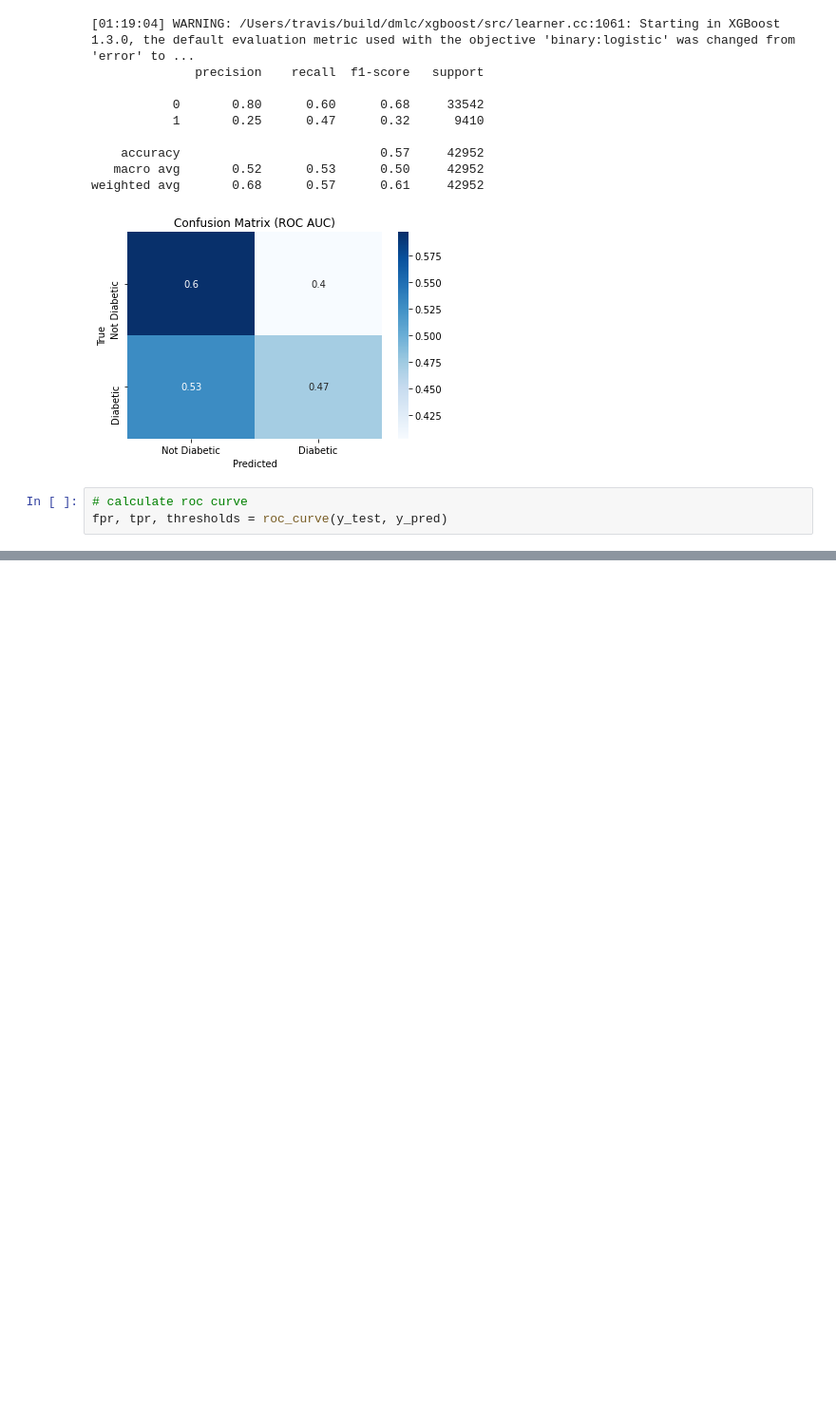
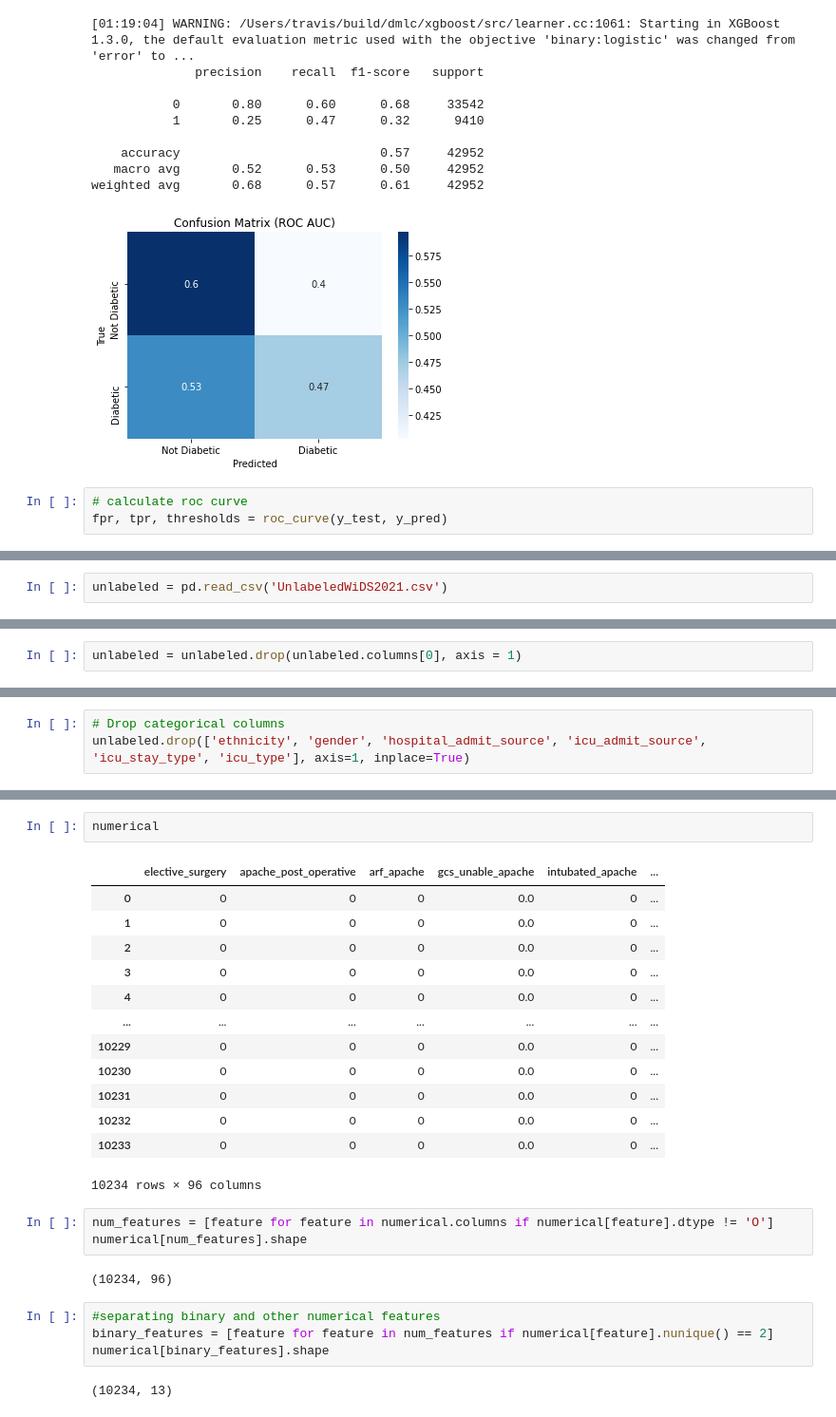
Before and after one commit to ml42322/WiDS2021, a Jupyter notebook: 16_tree_based_models.ipynb, the cells around one changed output, grey strips where cells are left out. Shown at 95% size. Drawn from its saved outputs; the diff is of its cells as text; blank space fills up the shorter version.

```diff
--- a/16_tree_based_models.ipynb
+++ b/16_tree_based_models.ipynb
@@ -730,3 +730,5 @@ auc = roc_auc_score(y_test, y_pred)
 print('AUC: %.3f' % auc)
 # %% [output]
 AUC: 0.534
+# %%
+unlabeled = pd.read_csv('UnlabeledWiDS2021.csv')
@@ -732,0 +745,2 @@ AUC: 0.534
+# %%
+unlabeled = unlabeled.drop(unlabeled.columns[0], axis = 1)
@@ -732,0 +808,3 @@ AUC: 0.534
+# %%
+# Drop categorical columns
+unlabeled.drop(['ethnicity', 'gender', 'hospital_admit_source', 'icu_admit_source', 'icu_stay_type', 'icu_type'], axis=1, inplace=True)
@@ -732,0 +921,27 @@ AUC: 0.534
+# %%
+numerical
+# %% [output]
+|  | elective_surgery | apache_post_operative | arf_apache | gcs_unable_apache | intubated_apache | ... |
+| 0 | 0 | 0 | 0 | 0.0 | 0 | ... |
+| 1 | 0 | 0 | 0 | 0.0 | 0 | ... |
+| 2 | 0 | 0 | 0 | 0.0 | 0 | ... |
+| 3 | 0 | 0 | 0 | 0.0 | 0 | ... |
+| 4 | 0 | 0 | 0 | 0.0 | 0 | ... |
+| ... | ... | ... | ... | ... | ... | ... |
+| 10229 | 0 | 0 | 0 | 0.0 | 0 | ... |
+| 10230 | 0 | 0 | 0 | 0.0 | 0 | ... |
+| 10231 | 0 | 0 | 0 | 0.0 | 0 | ... |
+| 10232 | 0 | 0 | 0 | 0.0 | 0 | ... |
+| 10233 | 0 | 0 | 0 | 0.0 | 0 | ... |
+10234 rows × 96 columns
+# %%
+num_features = [feature for feature in numerical.columns if numerical[feature].dtype != 'O']
+numerical[num_features].shape
+# %% [output]
+(10234, 96)
+# %%
+#separating binary and other numerical features
+binary_features = [feature for feature in num_features if numerical[feature].nunique() == 2]
+numerical[binary_features].shape
+# %% [output]
+(10234, 13)
```
Also changed, not shown: parts of 47 cells of this notebook.
